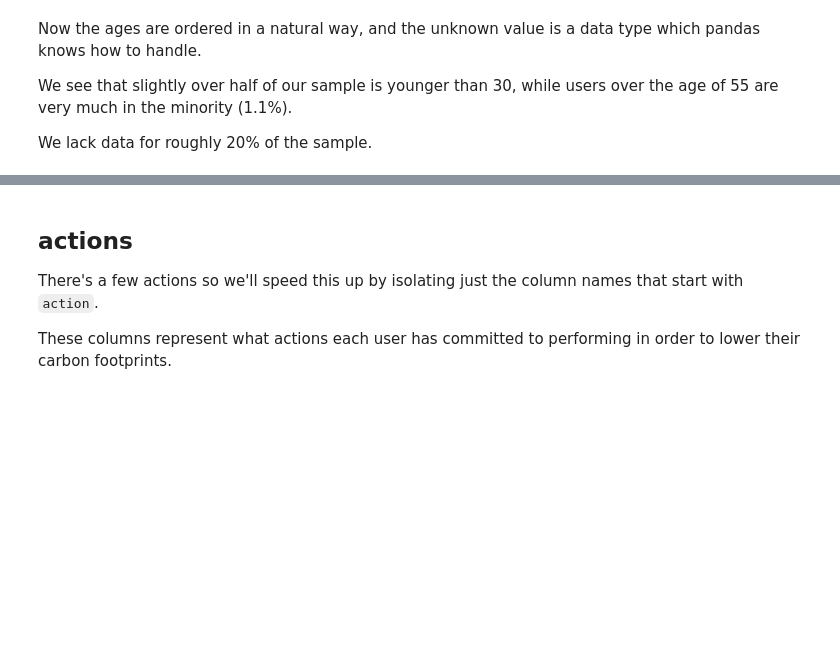
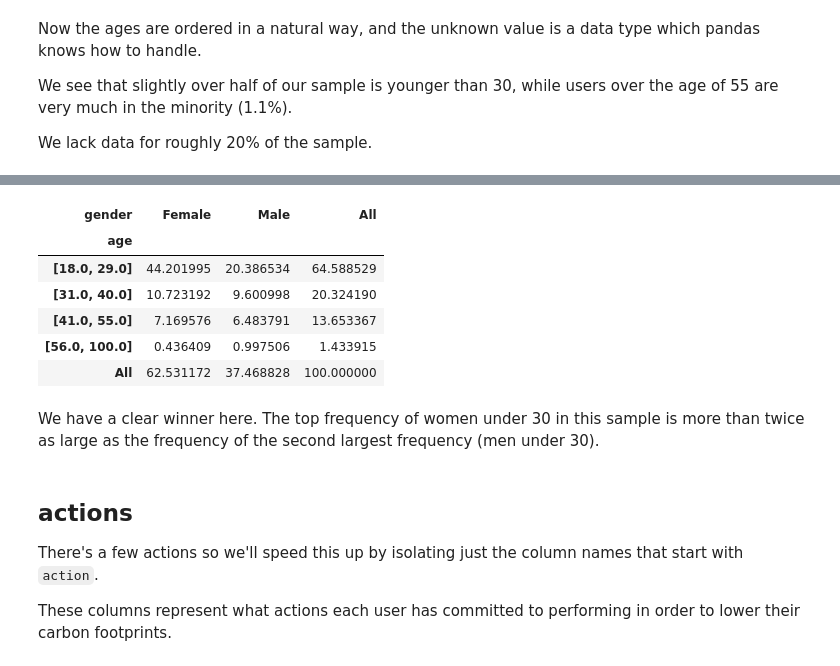
Before and after one commit to jackhjfission/cogo-inteview, a Jupyter notebook: notebooks/00_explore-and-clean.ipynb, the cells around one changed output, grey strips where cells are left out. Saved outputs shown, nothing was run; the diff lists cells and outputs as text; code cells hidden in the pictures; blank space fills up the shorter version.

```diff
--- a/notebooks/00_explore-and-clean.ipynb
+++ b/notebooks/00_explore-and-clean.ipynb
@@ -179,3 +183,15 @@ We lack data for roughly 20% of the sample.
+# %%
+100 * pd.crosstab(user_data.age, user_data.gender.loc[user_data.gender!='Other/Unknown'], margins = True, normalize = 'all')
+# %% [output]
+| gender | Female | Male | All |
+| age |  |  |  |
+| [18.0, 29.0] | 44.201995 | 20.386534 | 64.588529 |
+| [31.0, 40.0] | 10.723192 | 9.600998 | 20.324190 |
+| [41.0, 55.0] | 7.169576 | 6.483791 | 13.653367 |
+| [56.0, 100.0] | 0.436409 | 0.997506 | 1.433915 |
+| All | 62.531172 | 37.468828 | 100.000000 |
+# %% [markdown]
+We have a clear winner here. The top frequency of women under 30 in this sample is more than twice as large as the frequency of the second largest frequency (men under 30).
 # %% [markdown]
 ## actions
 
```
Also changed, not shown: parts of 1 cell of this notebook.
